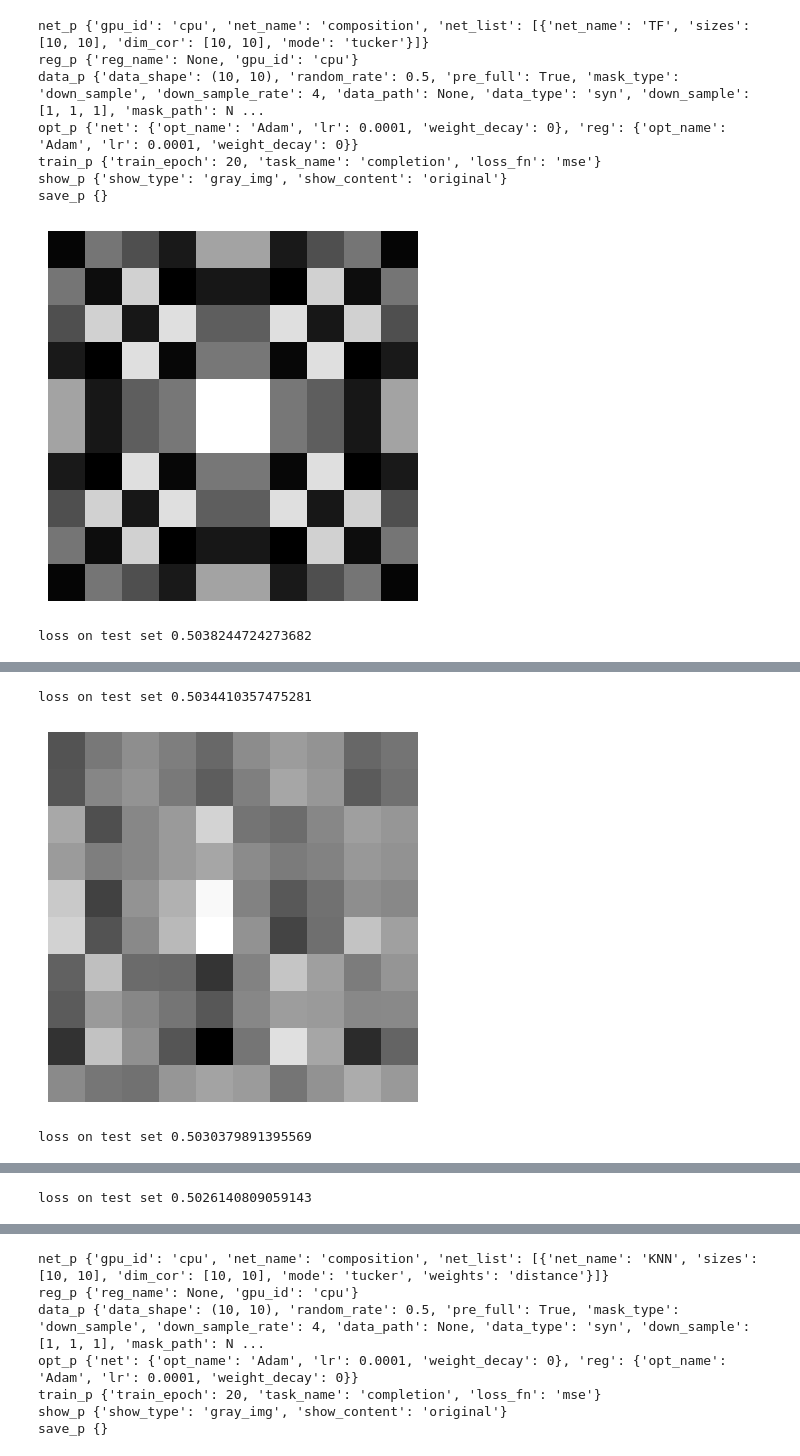
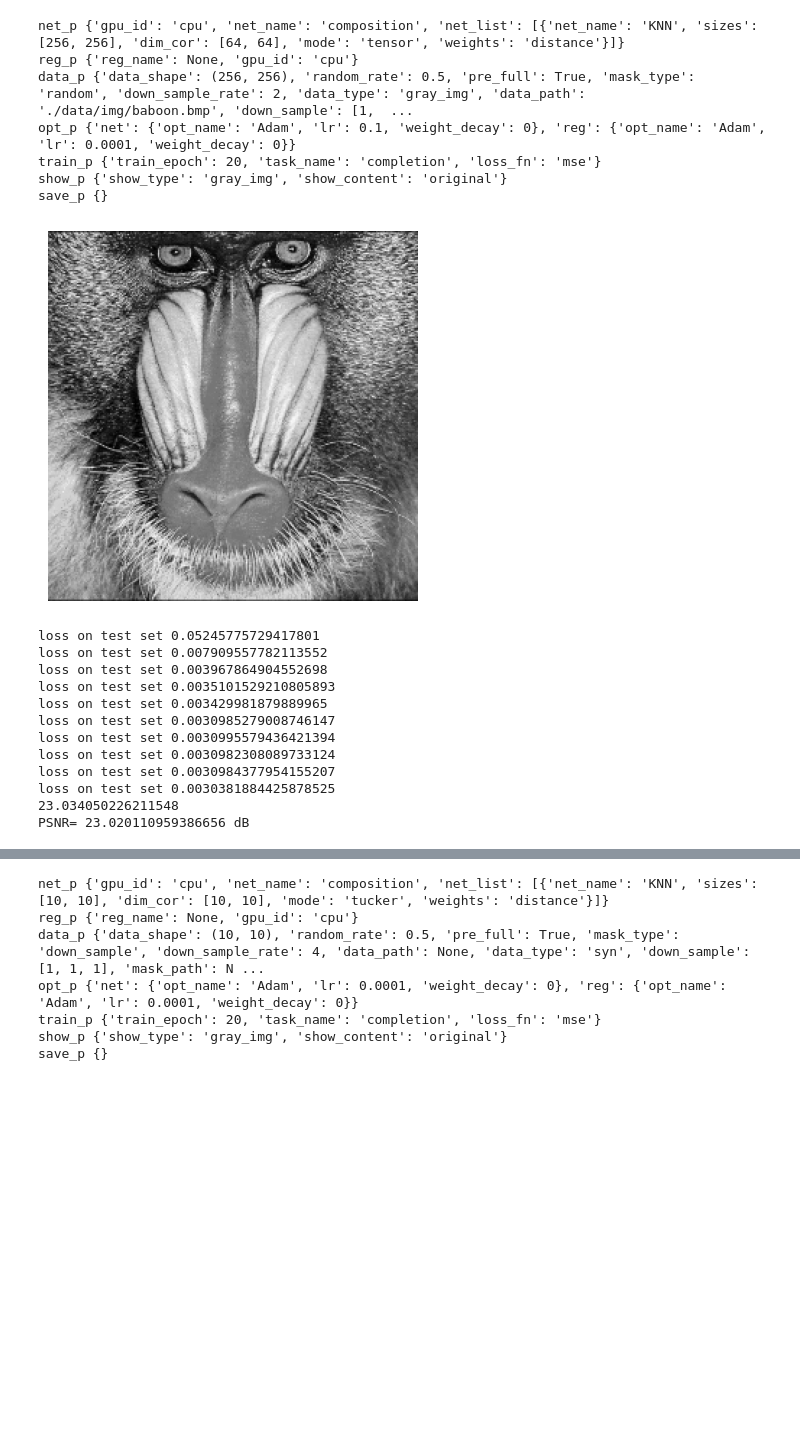
Before and after one commit to lizhemin15/RSS, a Jupyter notebook: knn.ipynb, the cells around one changed output, grey strips where cells are left out. Saved outputs shown, nothing was run; the diff lists cells and outputs as text; code cells hidden in the pictures; blank space fills up the shorter version.

```diff
--- a/knn.ipynb
+++ b/knn.ipynb
@@ -1,30 +1,50 @@
 # %%
-# Tucker for random sampling
+# random sampling
 import rss
+import numpy as np
+import time
+start_time = time.time()
 
 parameters = {}
 net_list = []
-net_list.append({'net_name':'TF','sizes':[10,10],'dim_cor':[10,10],'mode':'tucker'})
+net_list.append({'net_name':'KNN','sizes':[256,256],'dim_cor':[64,64],'mode':'tensor','weights':'distance'})
 
 parameters['net_p'] = {'gpu_id':'cpu','net_name':'composition','net_list':net_list}
-parameters['data_p'] = {'data_shape':(10,10),'random_rate':0.5,
-                        'pre_full':True,'mask_type':'down_sample','down_sample_rate':4}
+parameters['data_p'] = {'data_shape':(256,256),'random_rate':0.5,
+                        'pre_full':True,'mask_type':'random','down_sample_rate':2,
+                        'data_type':'gray_img','data_path':'./data/img/baboon.bmp'}
 parameters['train_p'] = {'train_epoch':20}
 parameters['show_p'] = {'show_type':'gray_img','show_content':'original'}
+parameters['opt_p'] = {'net': {'opt_name': 'Adam', 'lr': 1e-1, 'weight_decay': 0}}
 rssnet = rss.rssnet(parameters)
 
 rssnet.show()
 rssnet.show_p['show_content'] = 'recovered'
+rssnet.net.net_list[0].update_neighbor(n_neighbors=8,mask=rssnet.mask.cpu())
 for i in range(10):
     rssnet.train()
-    rssnet.show()
+    if i % 4 == 0:
+        rssnet.net.net_list[0].update_neighbor(n_neighbors=3,mask=rssnet.mask.cpu(),mode='patch',labda=1,n_components=3)
+print(time.time()-start_time)
+rssnet.show()
 # %% [output]
-net_p {'gpu_id': 'cpu', 'net_name': 'composition', 'net_list': [{'net_name': 'TF', 'sizes': [10, 10], 'dim_cor': [10, 10], 'mode': 'tucker'}]}
+net_p {'gpu_id': 'cpu', 'net_name': 'composition', 'net_list': [{'net_name': 'KNN', 'sizes': [256, 256], 'dim_cor': [64, 64], 'mode': 'tensor', 'weights': 'distance'}]}
 reg_p {'reg_name': None, 'gpu_id': 'cpu'}
-data_p {'data_shape': (10, 10), 'random_rate': 0.5, 'pre_full': True, 'mask_type': 'down_sample', 'down_sample_rate': 4, 'data_path': None, 'data_type': 'syn', 'down_sample': [1, 1, 1], 'mask_path': N ...
-opt_p {'net': {'opt_name': 'Adam', 'lr': 0.0001, 'weight_decay': 0}, 'reg': {'opt_name': 'Adam', 'lr': 0.0001, 'weight_decay': 0}}
+data_p {'data_shape': (256, 256), 'random_rate': 0.5, 'pre_full': True, 'mask_type': 'random', 'down_sample_rate': 2, 'data_type': 'gray_img', 'data_path': './data/img/baboon.bmp', 'down_sample': [1,  ...
+opt_p {'net': {'opt_name': 'Adam', 'lr': 0.1, 'weight_decay': 0}, 'reg': {'opt_name': 'Adam', 'lr': 0.0001, 'weight_decay': 0}}
 train_p {'train_epoch': 20, 'task_name': 'completion', 'loss_fn': 'mse'}
 show_p {'show_type': 'gray_img', 'show_content': 'original'}
 save_p {}
-[figure, old version]
+[figure, new version]
-loss on test set 0.5038244724273682
+loss on test set 0.05245775729417801
+loss on test set 0.007909557782113552
+loss on test set 0.003967864904552698
+loss on test set 0.0035101529210805893
+loss on test set 0.003429981879889965
+loss on test set 0.0030985279008746147
+loss on test set 0.0030995579436421394
+loss on test set 0.0030982308089733124
+loss on test set 0.0030984377954155207
+loss on test set 0.0030381884425878525
+23.034050226211548
+PSNR= 23.020110959386656 dB
@@ -32,3 +51,0 @@ loss on test set 0.5038244724273682
-loss on test set 0.5034410357475281
-[figure, removed]
-loss on test set 0.5030379891395569
@@ -36 +51,0 @@ loss on test set 0.5030379891395569
-loss on test set 0.5026140809059143
```
Also changed, not shown: parts of 1 cell of this notebook, 1 other file.
